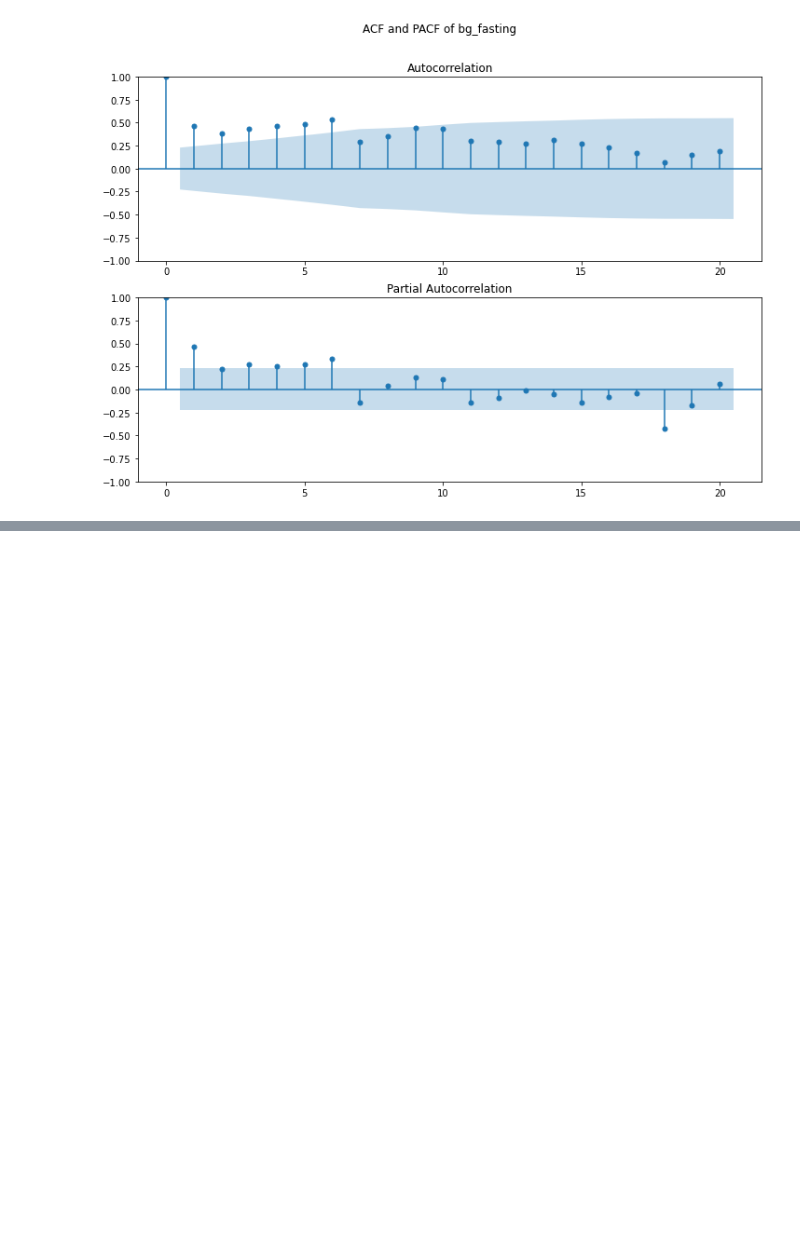
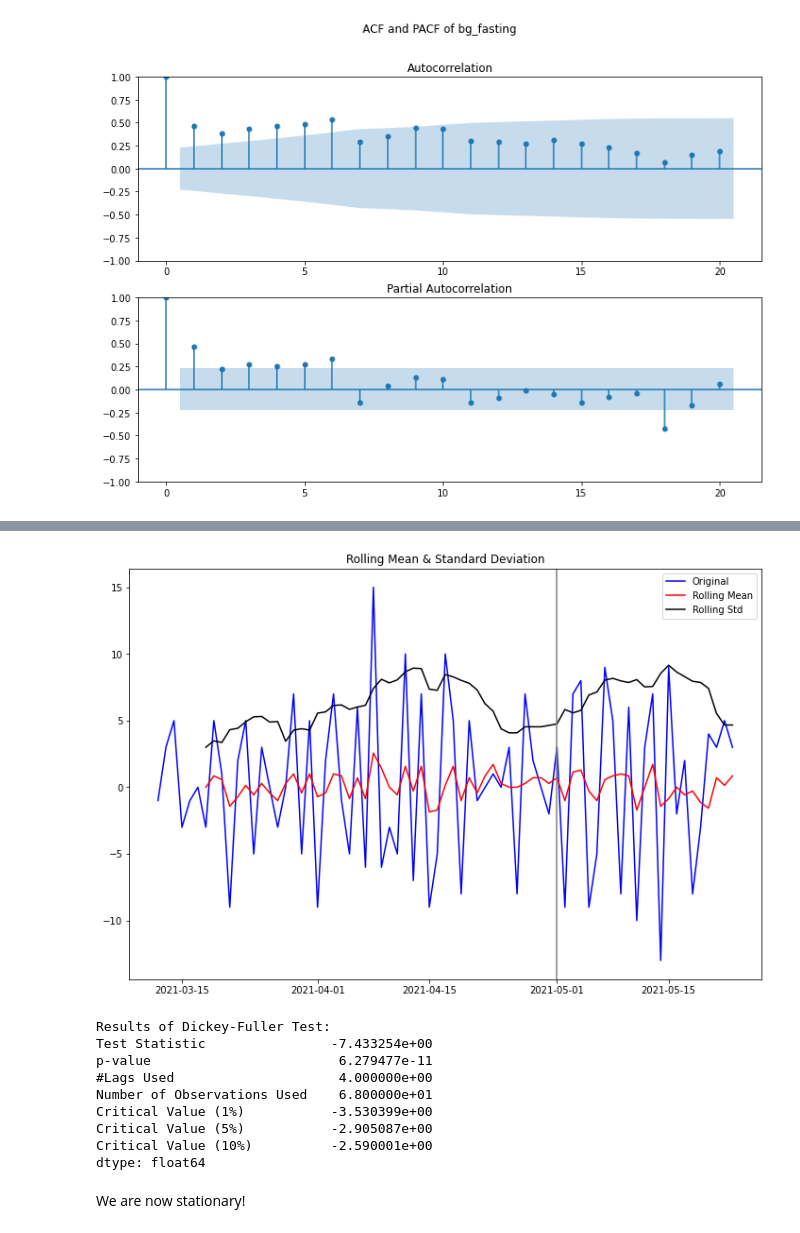
Before and after one commit to JessicaELewis/GDB-Onset-Estimation, a Jupyter notebook: 3_Pre-Processing.ipynb, the cells around one changed output, grey strips where cells are left out. Drawn from its saved outputs; the diff is of its cells as text; code cells hidden in the pictures; blank space fills up the shorter version.

```diff
--- a/3_Pre-Processing.ipynb
+++ b/3_Pre-Processing.ipynb
@@ -490,0 +358,16 @@ The AIC for an ARMA(1,1) is:  432.8241959471815
+# %%
+# Test the stationarity again using the differenced time series
+jlcap_test_stationarity(y_diff)
+# %% [output]
+[figure, added]
+Results of Dickey-Fuller Test:
+Test Statistic                -7.433254e+00
+p-value                        6.279477e-11
+#Lags Used                     4.000000e+00
+Number of Observations Used    6.800000e+01
+Critical Value (1%)           -3.530399e+00
+Critical Value (5%)           -2.905087e+00
+Critical Value (10%)          -2.590001e+00
+dtype: float64
+# %% [markdown]
+We are now stationary!
```
Also changed, not shown: parts of 59 cells of this notebook, 8 other files.
